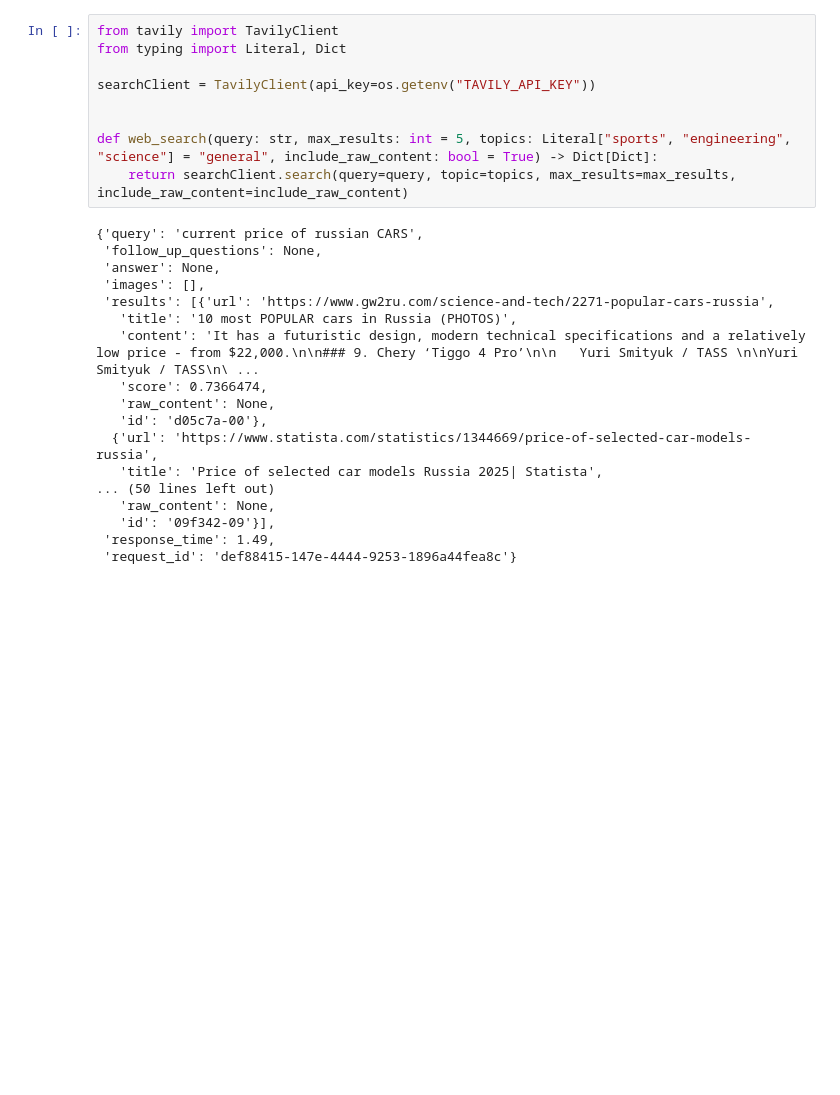
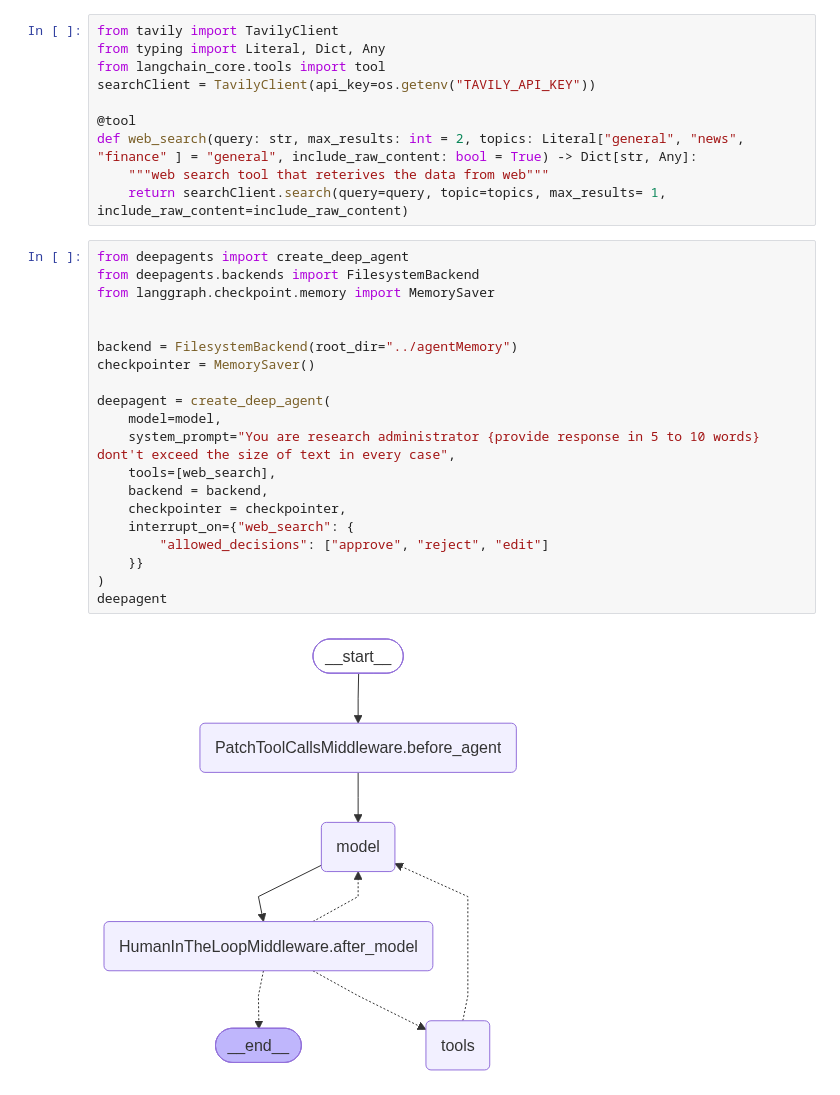
Before and after one commit to Vivekanand-s-naik/Agentic_Ai, a Jupyter notebook: DeepAgentsss/basicDeepAgents/basicDA.ipynb, the cells around one changed output. Saved outputs shown, nothing was run; the diff lists cells and outputs as text; blank space fills up the shorter version.

Commit message:
worked with deepagents

```diff
--- a/DeepAgentsss/basicDeepAgents/basicDA.ipynb
+++ b/DeepAgentsss/basicDeepAgents/basicDA.ipynb
@@ -29,27 +27,32 @@ print(response.json())
 # %%
 from tavily import TavilyClient
-from typing import Literal, Dict
-
+from typing import Literal, Dict, Any
+from langchain_core.tools import tool
 searchClient = TavilyClient(api_key=os.getenv("TAVILY_API_KEY"))
 
-
-def web_search(query: str, max_results: int = 5, topics: Literal["sports", "engineering", "science"] = "general", include_raw_content: bool = True) -> Dict[Dict]:
-    return searchClient.search(query=query, topic=topics, max_results=max_results, include_raw_content=include_raw_content)
+@tool
+def web_search(query: str, max_results: int = 2, topics: Literal["general", "news", "finance" ] = "general", include_raw_content: bool = True) -> Dict[str, Any]:
+    """web search tool that reterives the data from web"""
+    return searchClient.search(query=query, topic=topics, max_results= 1, include_raw_content=include_raw_content)
-# %% [output]
-{'query': 'current price of russian CARS',
- 'follow_up_questions': None,
- 'answer': None,
- 'images': [],
- 'results': [{'url': 'https://www.gw2ru.com/science-and-tech/2271-popular-cars-russia',
-   'title': '10 most POPULAR cars in Russia (PHOTOS)',
-   'content': 'It has a futuristic design, modern technical specifications and a relatively low price - from $22,000.\n\n### 9. Chery ‘Tiggo 4 Pro’\n\n   Yuri Smityuk / TASS \n\nYuri Smityuk / TASS\n\ ...
-   'score': 0.7366474,
-   'raw_content': None,
-   'id': 'd05c7a-00'},
-  {'url': 'https://www.statista.com/statistics/1344669/price-of-selected-car-models-russia',
-   'title': 'Price of selected car models Russia 2025| Statista',
-... (50 lines left out)
-   'raw_content': None,
-   'id': '09f342-09'}],
- 'response_time': 1.49,
- 'request_id': 'def88415-147e-4444-9253-1896a44fea8c'}
+# %%
+from deepagents import create_deep_agent
+from deepagents.backends import FilesystemBackend
+from langgraph.checkpoint.memory import MemorySaver
+
+
+backend = FilesystemBackend(root_dir="../agentMemory")
+checkpointer = MemorySaver()
+
+deepagent = create_deep_agent(
+    model=model,
+    system_prompt="You are research administrator {provide response in 5 to 10 words} dont't exceed the size of text in every case",
+    tools=[web_search],
+    backend = backend,
+    checkpointer = checkpointer,
+    interrupt_on={"web_search": {
+        "allowed_decisions": ["approve", "reject", "edit"]
+    }}
+)
+deepagent
+# %% [output]
+[figure, added]
```
Also changed, not shown: parts of 7 cells of this notebook, 1 other file.
